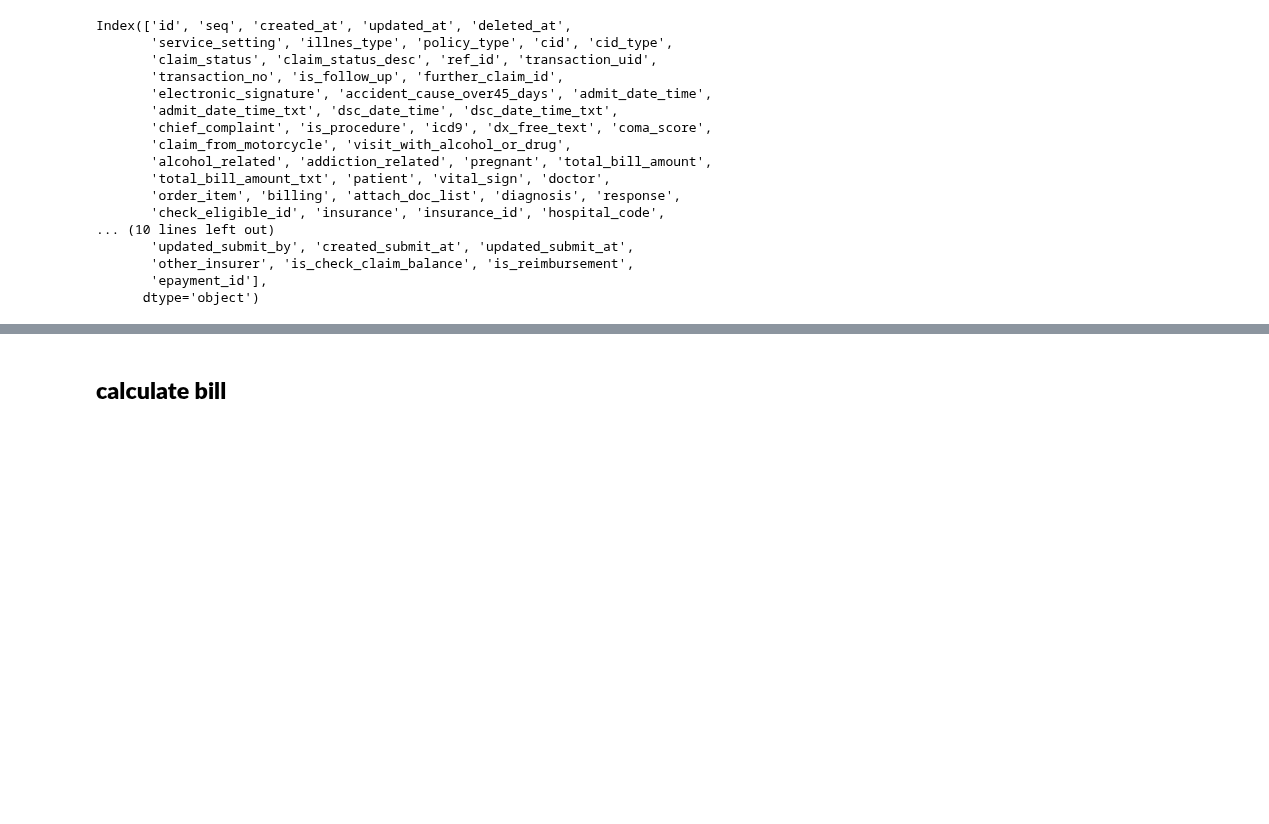
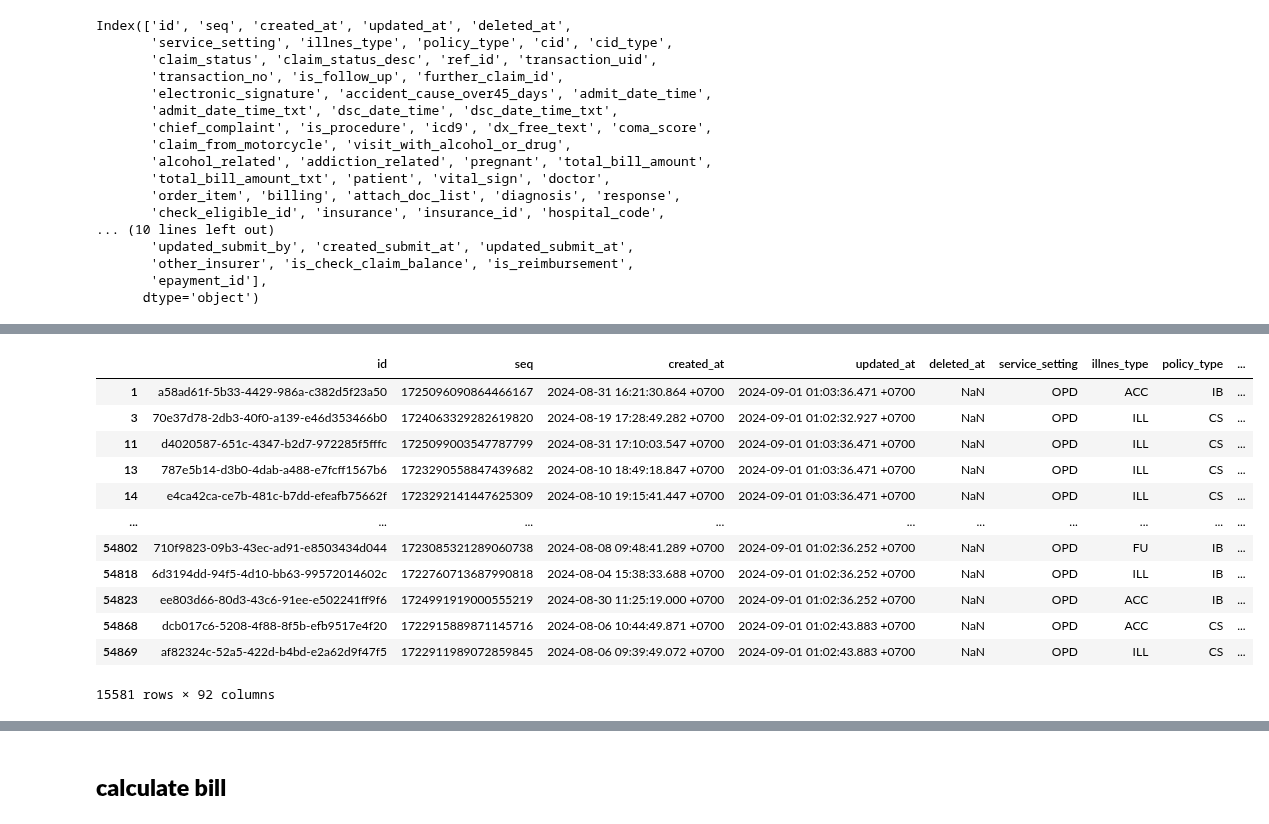
Before and after one commit to nxxk23/AI-Engineer, a Jupyter notebook: fraud.ipynb, the cells around one changed output, grey strips where cells are left out. Cells and saved outputs as stored; diff of their text form; code cells hidden in the pictures; blank space fills up the shorter version.

```diff
--- a/fraud.ipynb
+++ b/fraud.ipynb
@@ -3,7 +3,7 @@
 # %%
 import pandas as pd
 
-opd = pd.read_csv('/content/drive/MyDrive/AIEngineer/opd_discharge_August_2024.csv')
+opd = pd.read_csv('/content/drive/MyDrive/AIEngineer/fraud/opd_discharge_August_2024.csv')
 opd
 # %% [output]
 |  | id | seq | created_at | updated_at | deleted_at | service_setting | illnes_type | policy_type | ... |
@@ -41,0 +510,17 @@ Index(['id', 'seq', 'created_at', 'updated_at', 'deleted_at',
+# %%
+approve = opd[opd['claim_status']=='Approve']
+approve
+# %% [output]
+|  | id | seq | created_at | updated_at | deleted_at | service_setting | illnes_type | policy_type | ... |
+| 1 | a58ad61f-5b33-4429-986a-c382d5f23a50 | 1725096090864466167 | 2024-08-31 16:21:30.864 +0700 | 2024-09-01 01:03:36.471 +0700 | NaN | OPD | ACC | IB | ... |
+| 3 | 70e37d78-2db3-40f0-a139-e46d353466b0 | 1724063329282619820 | 2024-08-19 17:28:49.282 +0700 | 2024-09-01 01:02:32.927 +0700 | NaN | OPD | ILL | CS | ... |
+| 11 | d4020587-651c-4347-b2d7-972285f5fffc | 1725099003547787799 | 2024-08-31 17:10:03.547 +0700 | 2024-09-01 01:03:36.471 +0700 | NaN | OPD | ILL | CS | ... |
+| 13 | 787e5b14-d3b0-4dab-a488-e7fcff1567b6 | 1723290558847439682 | 2024-08-10 18:49:18.847 +0700 | 2024-09-01 01:03:36.471 +0700 | NaN | OPD | ILL | CS | ... |
+| 14 | e4ca42ca-ce7b-481c-b7dd-efeafb75662f | 1723292141447625309 | 2024-08-10 19:15:41.447 +0700 | 2024-09-01 01:03:36.471 +0700 | NaN | OPD | ILL | CS | ... |
+| ... | ... | ... | ... | ... | ... | ... | ... | ... | ... |
+| 54802 | 710f9823-09b3-43ec-ad91-e8503434d044 | 1723085321289060738 | 2024-08-08 09:48:41.289 +0700 | 2024-09-01 01:02:36.252 +0700 | NaN | OPD | FU | IB | ... |
+| 54818 | 6d3194dd-94f5-4d10-bb63-99572014602c | 1722760713687990818 | 2024-08-04 15:38:33.688 +0700 | 2024-09-01 01:02:36.252 +0700 | NaN | OPD | ILL | IB | ... |
+| 54823 | ee803d66-80d3-43c6-91ee-e502241ff9f6 | 1724991919000555219 | 2024-08-30 11:25:19.000 +0700 | 2024-09-01 01:02:36.252 +0700 | NaN | OPD | ACC | IB | ... |
+| 54868 | dcb017c6-5208-4f88-8f5b-efb9517e4f20 | 1722915889871145716 | 2024-08-06 10:44:49.871 +0700 | 2024-09-01 01:02:43.883 +0700 | NaN | OPD | ACC | CS | ... |
+| 54869 | af82324c-52a5-422d-b4bd-e2a62d9f47f5 | 1722911989072859845 | 2024-08-06 09:39:49.072 +0700 | 2024-09-01 01:02:43.883 +0700 | NaN | OPD | ILL | CS | ... |
+15581 rows × 92 columns
```
Also changed, not shown: parts of 54 cells of this notebook.
